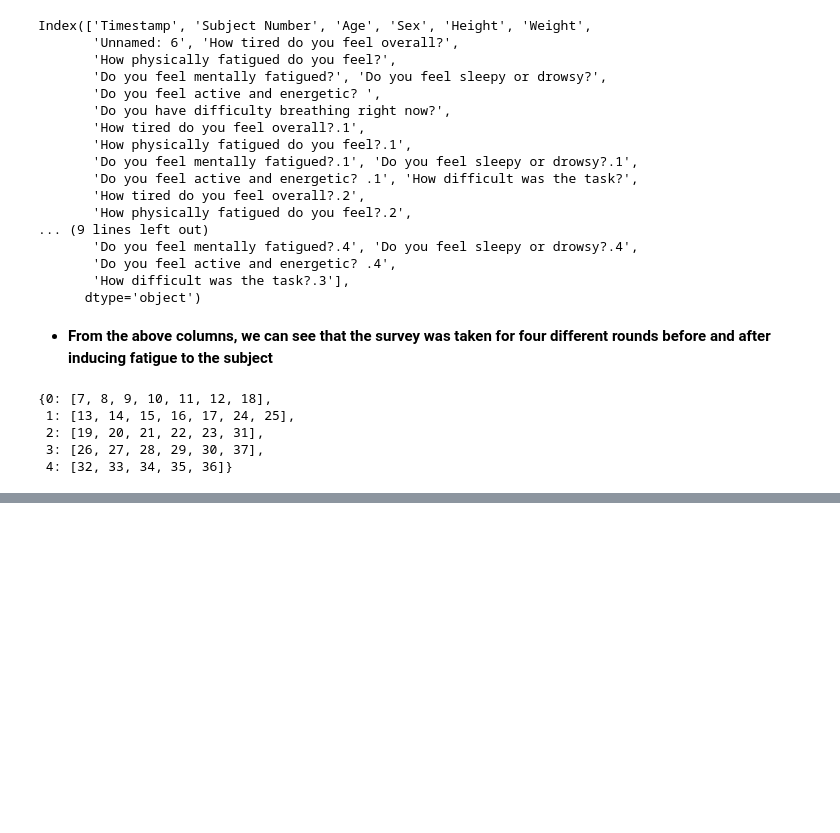
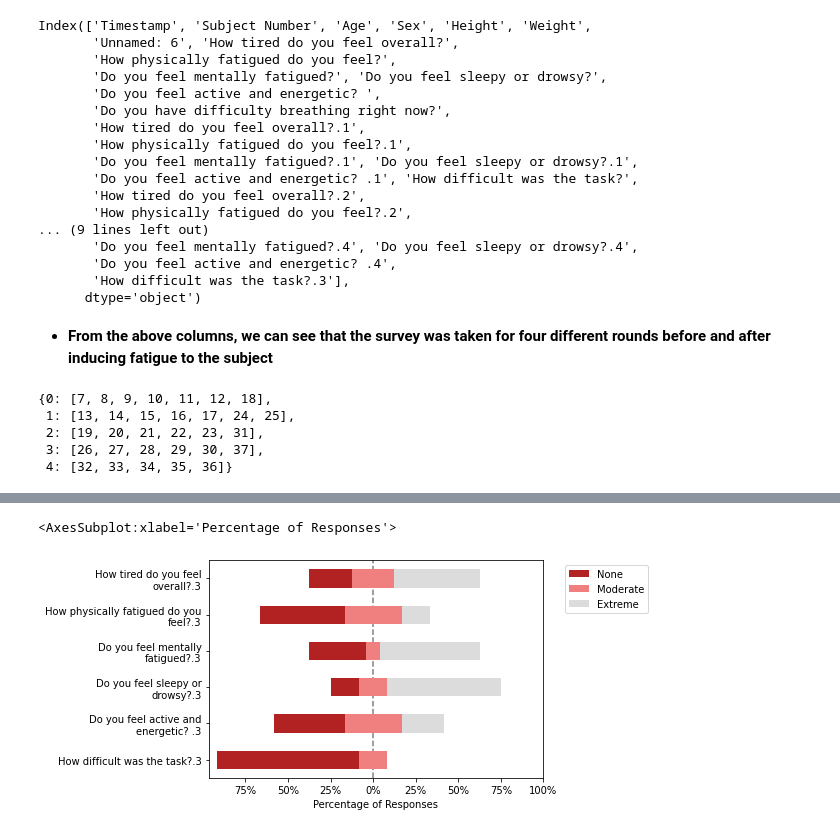
Before and after one commit to asheeshcric/VA, a Jupyter notebook: notebooks/survey_plot.ipynb, the cells around one changed output, grey strips where cells are left out. Drawn from its saved outputs; the diff is of its cells as text; code cells hidden in the pictures; blank space fills up the shorter version.

```diff
--- a/notebooks/survey_plot.ipynb
+++ b/notebooks/survey_plot.ipynb
@@ -141,0 +123,5 @@ block4
+# %%
+plot_likert.plot_likert(blocks[3], scale, plot_percentage=True)
+# %% [output]
+<AxesSubplot:xlabel='Percentage of Responses'>
+[figure, added]
```
Also changed, not shown: parts of 17 cells of this notebook.
